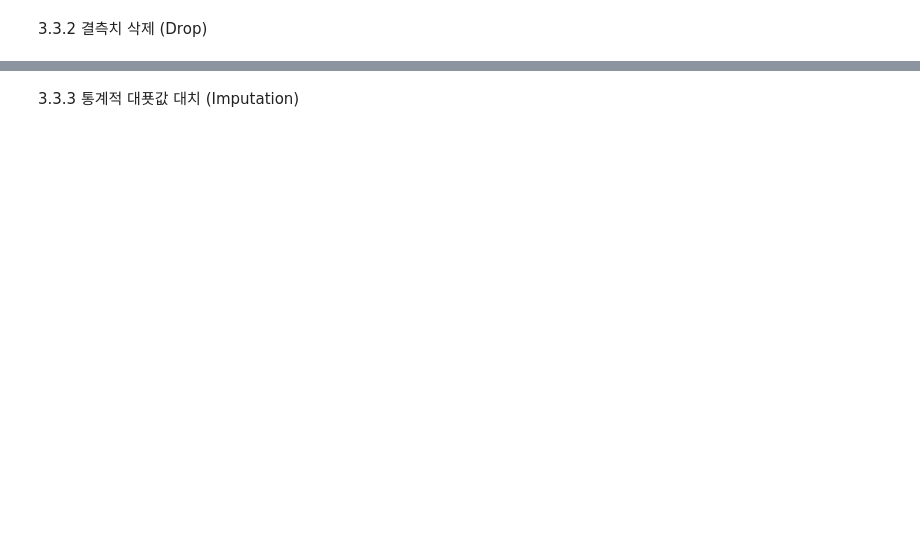
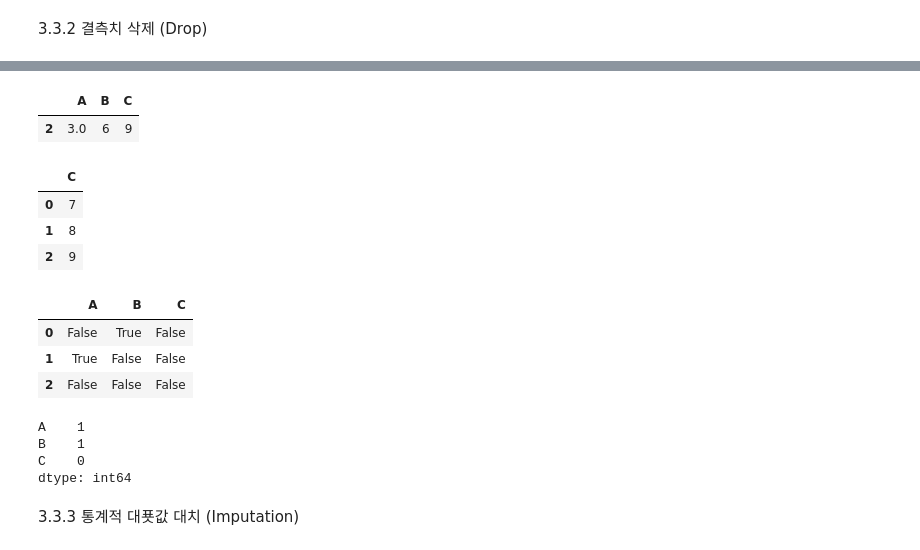
Before and after one commit to whatukknow/ax_study, a Jupyter notebook: 04_MACHINE_LEARNING/src/04_machine_learning/chapter01/special/pandas_practice.ipynb, the cells around one changed output, grey strips where cells are left out. Drawn from its saved outputs; the diff is of its cells as text; code cells hidden in the pictures; blank space fills up the shorter version.

```diff
--- a/04_MACHINE_LEARNING/src/04_machine_learning/chapter01/special/pandas_practice.ipynb
+++ b/04_MACHINE_LEARNING/src/04_machine_learning/chapter01/special/pandas_practice.ipynb
@@ -145,2 +205,29 @@ query() 필터링
+# %%
+# 행 기준에서 결측치 삭제
+raw_df.dropna()
+# %% [output]
+|  | A | B | C |
+| 2 | 3.0 | 6 | 9 |
+# %%
+raw_df.dropna(axis=1)
+# %% [output]
+|  | C |
+| 0 | 7 |
+| 1 | 8 |
+| 2 | 9 |
+# %%
+raw_df.isna()
+# %% [output]
+|  | A | B | C |
+| 0 | False | True | False |
+| 1 | True | False | False |
+| 2 | False | False | False |
+# %%
+raw_df.isna().sum()
+# %% [output]
+A    1
+B    1
+C    0
+dtype: int64
 # %% [markdown]
 3.3.3 통계적 대푯값 대치 (Imputation)
```
Also changed, not shown: parts of 26 cells of this notebook, 6 other files.
